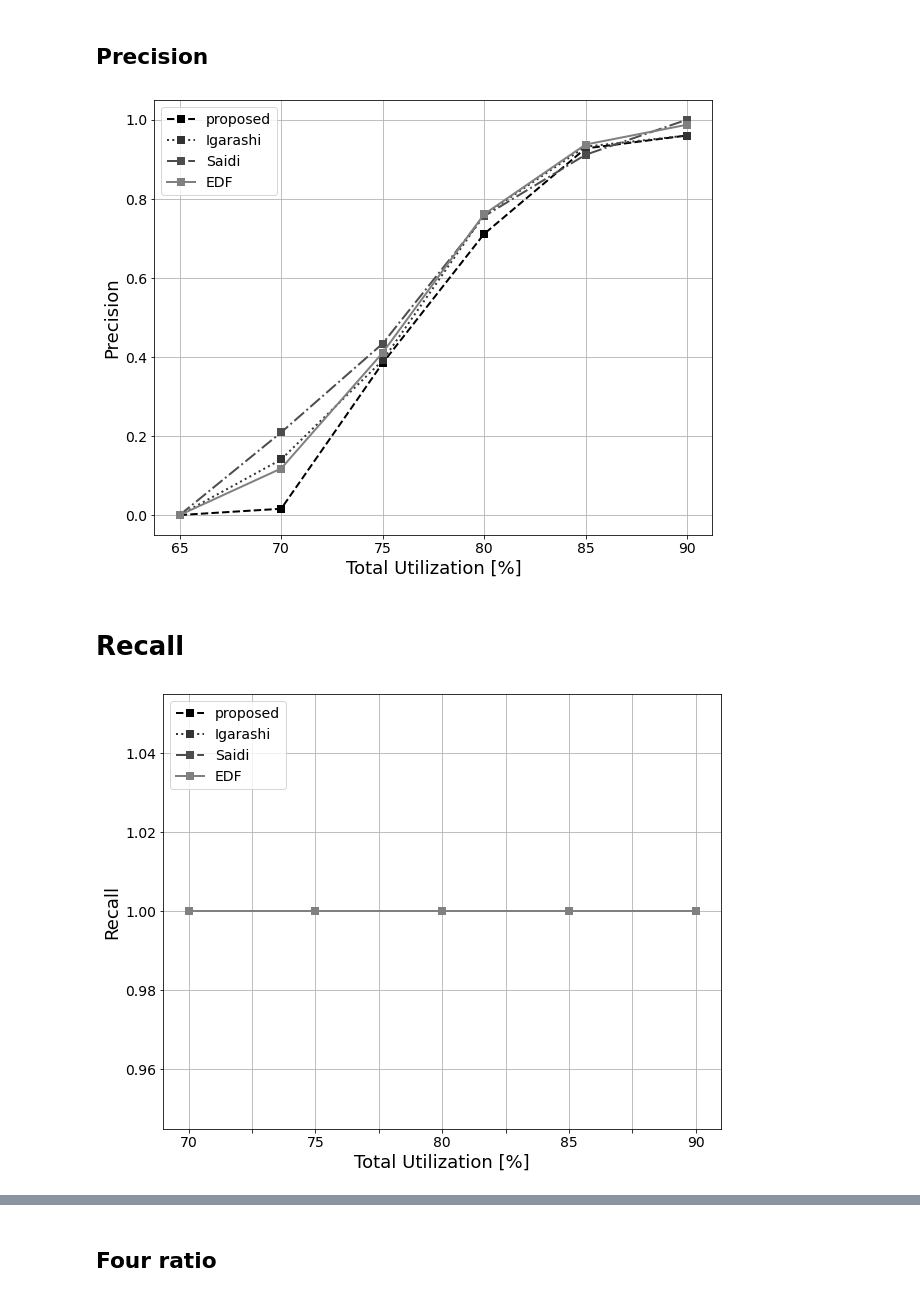
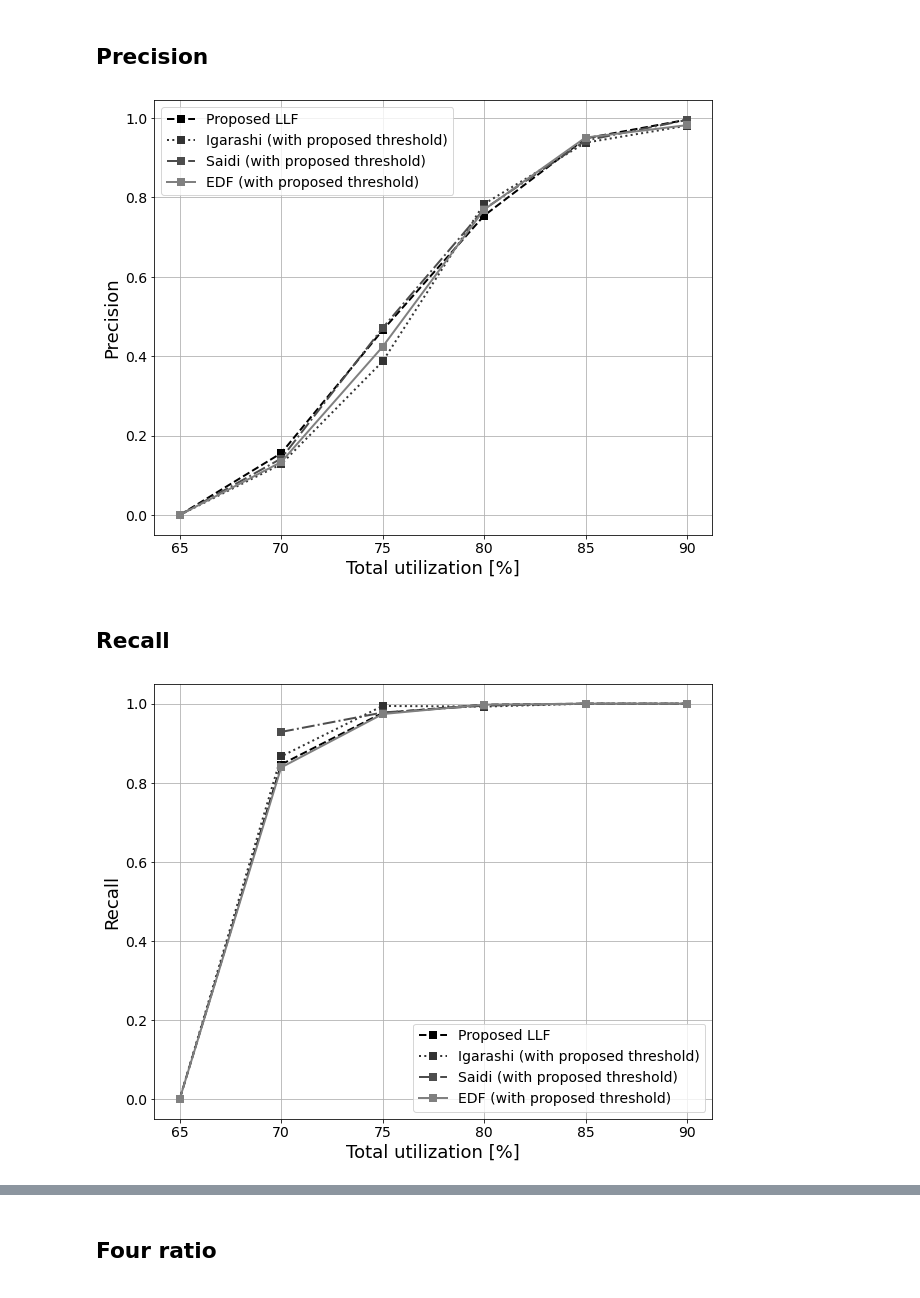
Before and after one commit to atsushi421/DED_simulator, a Jupyter notebook: analyze_results.ipynb, the cells around one changed output, grey strips where cells are left out. Cells and saved outputs as stored; diff of their text form; code cells hidden in the pictures.

```diff
--- a/analyze_results.ipynb
+++ b/analyze_results.ipynb
@@ -94,12 +94,21 @@ def line_plot(
             fontsize=14)
     ax.set_xlabel(xlabel, fontsize=18)
     ax.set_ylabel(ylabel, fontsize=18)
-    ax.legend(fontsize=14, loc='upper left')
+    ax.legend(fontsize=14)
 
     if save_name:
         plt.savefig(f'./results/figures/{save_name}')
 
     plt.show()
+# %%
+def rename_colmuns_to_with_proposed(
+    df: pd.DataFrame
+) -> None:
+    df.rename(columns={'proposed': 'Proposed LLF',
+                       'Igarashi': 'Igarashi (with proposed threshold)',
+                       'Saidi': 'Saidi (with proposed threshold)',
+                       'EDF': 'EDF (with proposed threshold)'},
+              inplace=True)
 # %% [markdown]
 # Total utilization varied
 # %%
@@ -108,7 +117,11 @@ def get_utilization(log_path: str) -> float:
     utilization_str = file_name.split('_')[-1]
     utilization = float(utilization_str.split('=')[1])
 
-    if 0.60 <= utilization < 0.65:
+    if 0.50 <= utilization < 0.55:
+        utilization = 50
+    elif 0.55 <= utilization < 0.60:
+        utilization = 55
+    elif 0.60 <= utilization < 0.65:
         utilization = 60
     elif 0.65 <= utilization < 0.7:
         utilization = 65
@@ -159,11 +172,12 @@ for method in METHOD_NAMES:
     precision_df.loc[method] = utilization_df_dict[method].loc['TP'] / (utilization_df_dict[method].loc['TP'] + utilization_df_dict[method].loc['FP'])
 # %%
 precision_df = precision_df.T
-line_plot(precision_df, 'Total Utilization [%]', 'Precision', 'line_plot_precision.pdf')
+rename_colmuns_to_with_proposed(precision_df)
+line_plot(precision_df, 'Total utilization [%]', 'Precision', 'line_plot_precision.png')
 # %% [output]
-[figure, old version]
+[figure, new version]
 # %% [markdown]
-# Recall
+## Recall
 # %%
 recall_df = pd.DataFrame(index=METHOD_NAMES,
                             columns=UTILIZATION_VALUES)
@@ -172,7 +186,8 @@ for method in METHOD_NAMES:
     recall_df.loc[method] = utilization_df_dict[method].loc['TP'] / (utilization_df_dict[method].loc['TP'] + utilization_df_dict[method].loc['FN'])
 # %%
 recall_df = recall_df.T
-line_plot(recall_df, 'Total Utilization [%]', 'Recall', 'line_plot_recall.pdf')
+rename_colmuns_to_with_proposed(recall_df)
+line_plot(recall_df, 'Total utilization [%]', 'Recall', 'line_plot_recall.png')
 # %% [output]
-[figure, old version]
+[figure, new version]
 # %% [markdown]
```
Also changed, not shown: parts of 21 cells of this notebook, 14 other files.
